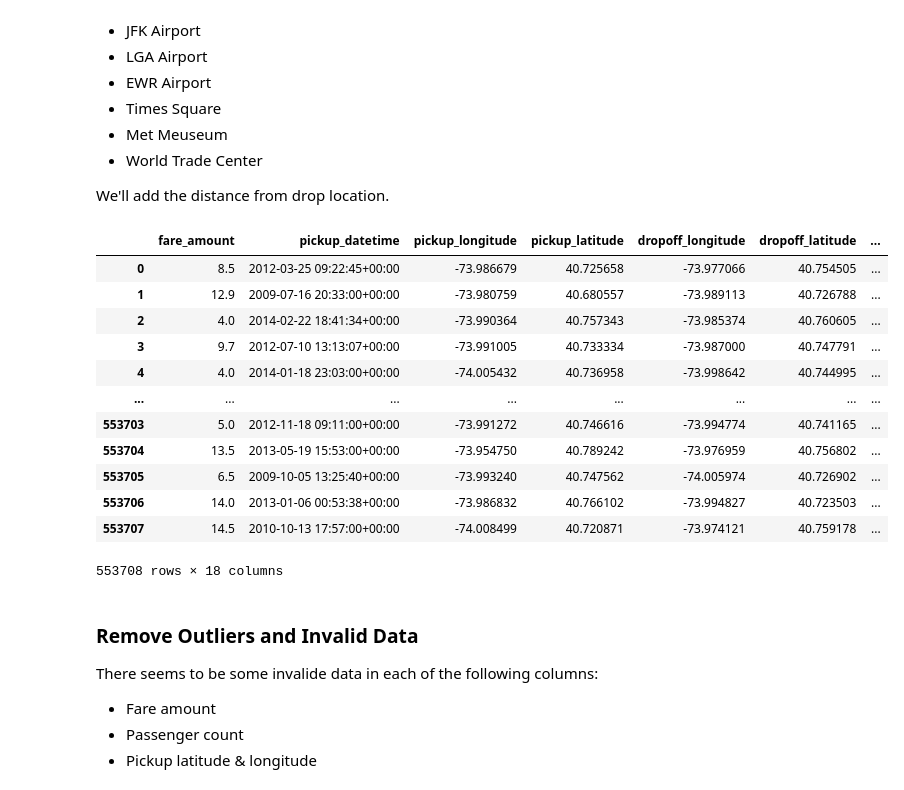
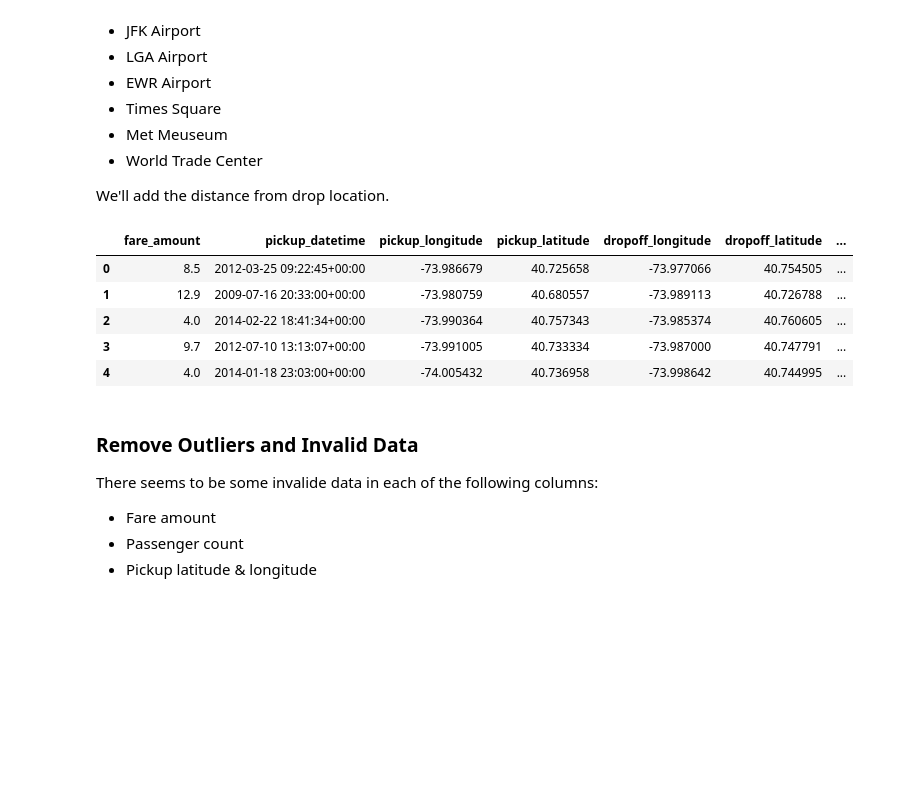
Before and after one commit to yugal82/Machine-Learning, a Jupyter notebook: Projects/NYC_Taxi_fare_prediction.ipynb, the cells around one changed output. Saved outputs shown, nothing was run; the diff lists cells and outputs as text; code cells hidden in the pictures; blank space fills up the shorter version.

```diff
--- a/Projects/NYC_Taxi_fare_prediction.ipynb
+++ b/Projects/NYC_Taxi_fare_prediction.ipynb
@@ -445,21 +445,14 @@ add_landmark(train_ds)
 add_landmark(val_df)
 add_landmark(test_df)
 # %%
-train_ds
+train_ds.head()
 # %% [output]
 |  | fare_amount | pickup_datetime | pickup_longitude | pickup_latitude | dropoff_longitude | dropoff_latitude | ... |
 | 0 | 8.5 | 2012-03-25 09:22:45+00:00 | -73.986679 | 40.725658 | -73.977066 | 40.754505 | ... |
 | 1 | 12.9 | 2009-07-16 20:33:00+00:00 | -73.980759 | 40.680557 | -73.989113 | 40.726788 | ... |
 | 2 | 4.0 | 2014-02-22 18:41:34+00:00 | -73.990364 | 40.757343 | -73.985374 | 40.760605 | ... |
 | 3 | 9.7 | 2012-07-10 13:13:07+00:00 | -73.991005 | 40.733334 | -73.987000 | 40.747791 | ... |
 | 4 | 4.0 | 2014-01-18 23:03:00+00:00 | -74.005432 | 40.736958 | -73.998642 | 40.744995 | ... |
-| ... | ... | ... | ... | ... | ... | ... | ... |
-| 553703 | 5.0 | 2012-11-18 09:11:00+00:00 | -73.991272 | 40.746616 | -73.994774 | 40.741165 | ... |
-| 553704 | 13.5 | 2013-05-19 15:53:00+00:00 | -73.954750 | 40.789242 | -73.976959 | 40.756802 | ... |
-| 553705 | 6.5 | 2009-10-05 13:25:40+00:00 | -73.993240 | 40.747562 | -74.005974 | 40.726902 | ... |
-| 553706 | 14.0 | 2013-01-06 00:53:38+00:00 | -73.986832 | 40.766102 | -73.994827 | 40.723503 | ... |
-| 553707 | 14.5 | 2010-10-13 17:57:00+00:00 | -74.008499 | 40.720871 | -73.974121 | 40.759178 | ... |
-553708 rows × 18 columns
 # %% [markdown]
 ### Remove Outliers and Invalid Data
 
```
Also changed, not shown: parts of 25 cells of this notebook.
